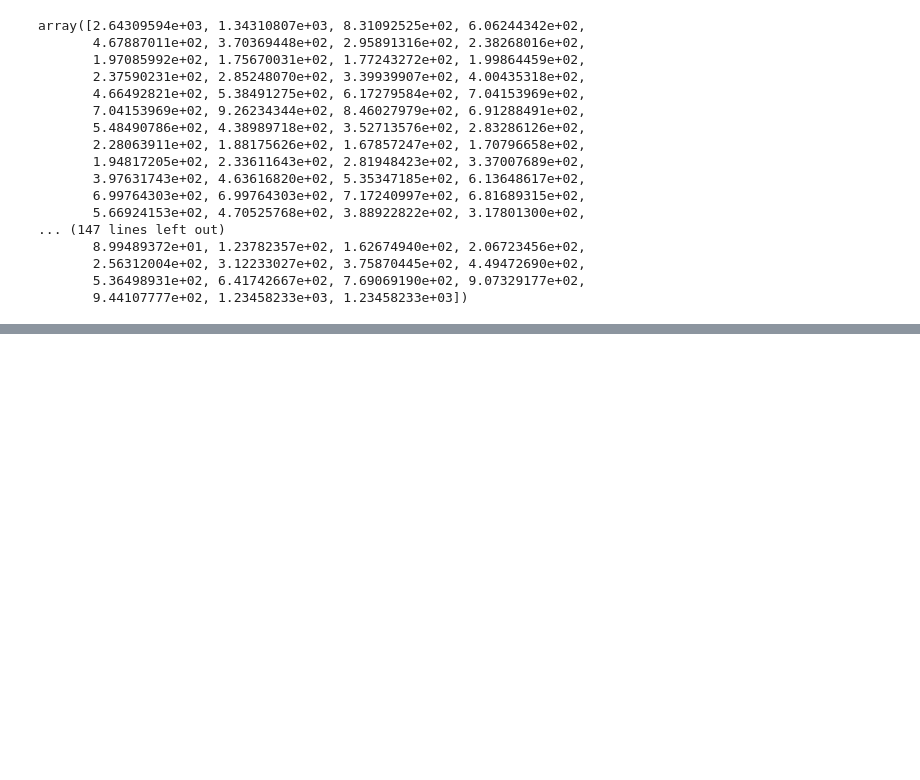
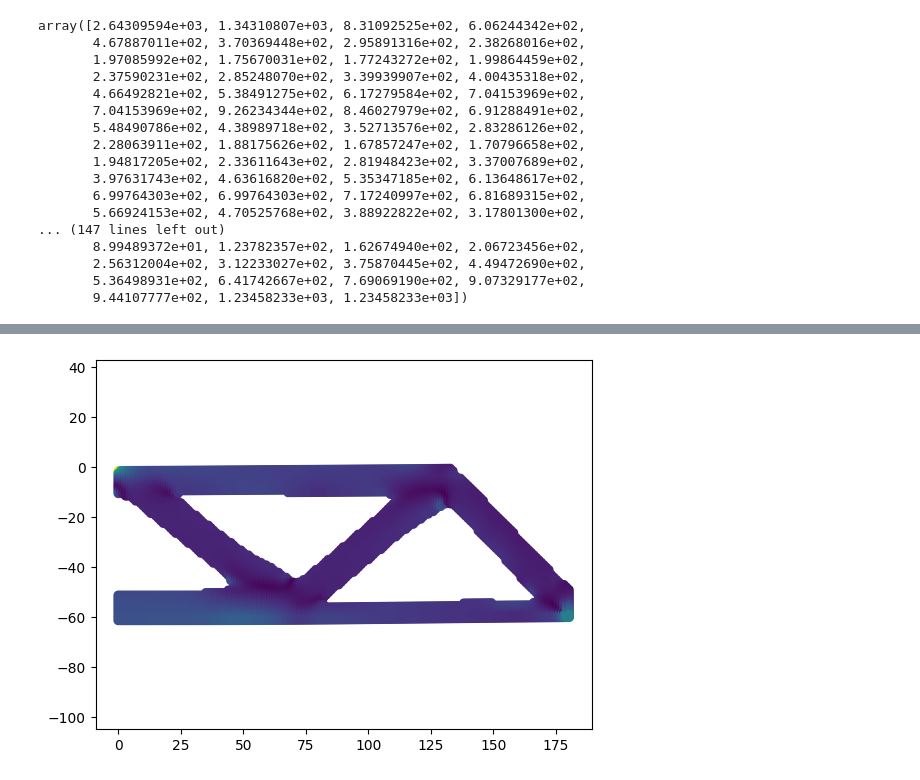
Before and after one commit to katerina2901/NLA_Topology_team, a Jupyter notebook: for_plots.ipynb, the cells around one changed output, grey strips where cells are left out. Drawn from its saved outputs; the diff is of its cells as text; code cells hidden in the pictures; blank space fills up the shorter version.

Commit message:
masking Added for Ekaterina

```diff
--- a/for_plots.ipynb
+++ b/for_plots.ipynb
@@ -400,0 +725,29 @@ array([2.64309594e+03, 1.34310807e+03, 8.31092525e+02, 6.06244342e+02,
+# %%
+# for Ekaterina
+def el_mask_2_nod_mask(el_mask, nelx, nely, ndof):
+    node_mask = np.zeros((int(ndof/2), 1))
+    for elx in range(nelx):
+        for ely in range(nely):
+            if el_mask[elx, ely] == 0:
+                continue
+            n1=(nely+1)*elx+ely
+            n2=(nely+1)*(elx+1)+ely
+
+            node_mask[n1] = 1
+            node_mask[n2] = 1
+            node_mask[n1 + 1] = 1
+            node_mask[n2 + 1] = 1
+
+    return node_mask
+
+el_mask = (xPhys_opt < -0.5)*1
+node_mask = el_mask_2_nod_mask(el_mask.T, nelx, nely, ndof)
+# %%
+# for Ekaterina
+bool_mask = (node_mask > 0)[:, 0]
+
+plt.scatter(X_coords[bool_mask], Y_coords[bool_mask], c=vM_stress[bool_mask])
+plt.axis('equal')
+plt.show()
+# %% [output]
+[figure, added]
```
Also changed, not shown: parts of 2 cells of this notebook, 1 other file.
